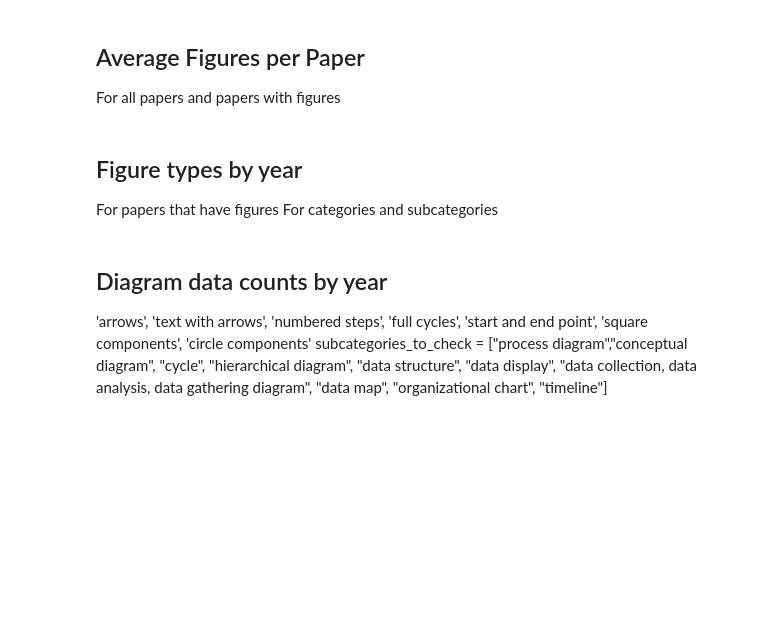
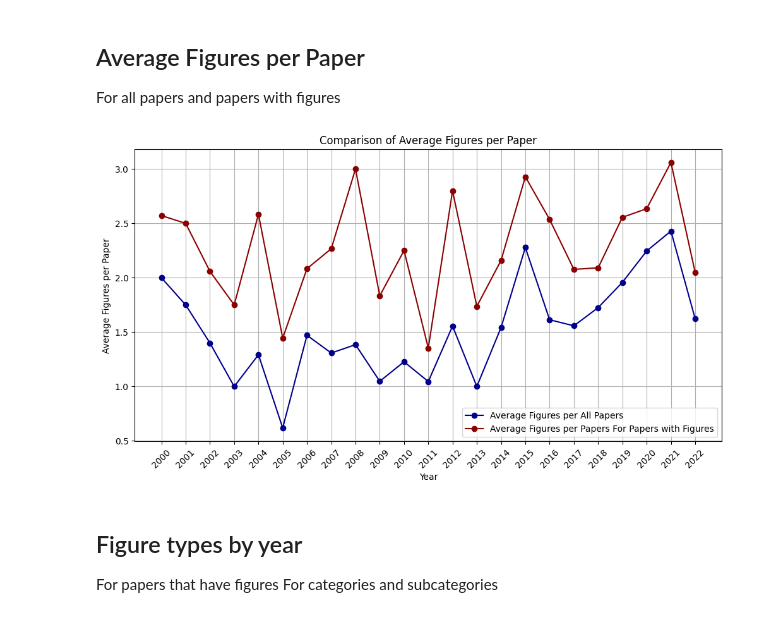
Before and after one commit to polyg314/figure_averaging, a Jupyter notebook: notebooks/data_exploration.ipynb, the cells around one changed output. Cells and saved outputs as stored; diff of their text form; code cells hidden in the pictures; blank space fills up the shorter version.

```diff
--- a/notebooks/data_exploration.ipynb
+++ b/notebooks/data_exploration.ipynb
@@ -81,11 +111,70 @@ plot_paper_counts(paper_counts, paper_with_figures_counts)
 # %% [markdown]
 ## Average Figures per Paper
 For all papers and papers with figures
+# %%
+def count_papers_and_figures(base_directory, excel_directory):
+    paper_counts = {}
+    figures_per_paper_in_excel = {}
+    total_figures_counts = {}
+
+    for year in range(2000, 2023):  # From 2000 to 2022
+        year_str = str(year)
+        year_dir = os.path.join(base_directory, year_str)
+        excel_path = os.path.join(excel_directory, f"{year}_cropped_and_labeled_figs.xlsx")
+
+        # Count total papers
+        if os.path.exists(year_dir):
+            total_count = len([name for name in os.listdir(year_dir) if os.path.isfile(os.path.join(year_dir, name)) and name != '.DS_Store'])
+        else:
+            total_count = 0
+
+        # Count total figures and papers with figures from Excel
+        if os.path.exists(excel_path):
+            df = pd.read_excel(excel_path)
+            figures_per_paper = df['original paper'].value_counts()
+            total_figures_from_excel = figures_per_paper.sum()
+            average_figures_per_paper_in_excel = figures_per_paper.mean() if not figures_per_paper.empty else 0
+        else:
+            total_figures_from_excel = 0
+            average_figures_per_paper_in_excel = 0
+
+        paper_counts[year_str] = total_count
+        total_figures_counts[year_str] = total_figures_from_excel
+        figures_per_paper_in_excel[year_str] = average_figures_per_paper_in_excel
+
+    return paper_counts, total_figures_counts, figures_per_paper_in_excel
+
+def plot_comparison_of_average_figures(paper_counts, total_figures_counts, figures_per_paper_in_excel):
+    years = list(paper_counts.keys())
+    total_papers = list(paper_counts.values())
+    total_figures = list(total_figures_counts.values())
+    avg_figures_per_paper_in_excel = list(figures_per_paper_in_excel.values())
+
+    # Calculate the average number of figures per paper across all papers
+    avg_figures_per_paper = [(figures / papers) if papers > 0 else 0 for papers, figures in zip(total_papers, total_figures)]
+
+    plt.figure(figsize=(12, 6))
+    plt.plot(years, avg_figures_per_paper, marker='o', linestyle='-', color='darkblue', label='Average Figures per All Papers')
+    plt.plot(years, avg_figures_per_paper_in_excel, marker='o', linestyle='-', color='darkred', label='Average Figures per Papers For Papers with Figures')
+
+    plt.title('Comparison of Average Figures per Paper')
+    plt.xlabel('Year')
+    plt.ylabel('Average Figures per Paper')
+    plt.grid(True)
+    plt.xticks(rotation=45)
+    plt.legend()
+
+    plt.show()
+
+
+# Retrieve data
+paper_counts, total_figures_counts, figures_per_paper_in_excel = count_papers_and_figures(base_directory, excel_directory)
+
+# Plot the data
+plot_comparison_of_average_figures(paper_counts, total_figures_counts, figures_per_paper_in_excel)
+# %% [output]
+[figure, added]
 # %% [markdown]
 ## Figure types by year
 For papers that have figures
 For categories and subcategories
-# %% [markdown]
-## Diagram data counts by year
-'arrows', 'text with arrows', 'numbered steps', 'full cycles', 'start and end point', 'square components', 'circle components'
-subcategories_to_check = ["process diagram","conceptual diagram", "cycle", "hierarchical diagram", "data structure", "data display", "data collection, data analysis, data gathering diagram", "data map", "organizational chart", "timeline"]
```
Also changed, not shown: parts of 13 cells of this notebook.
